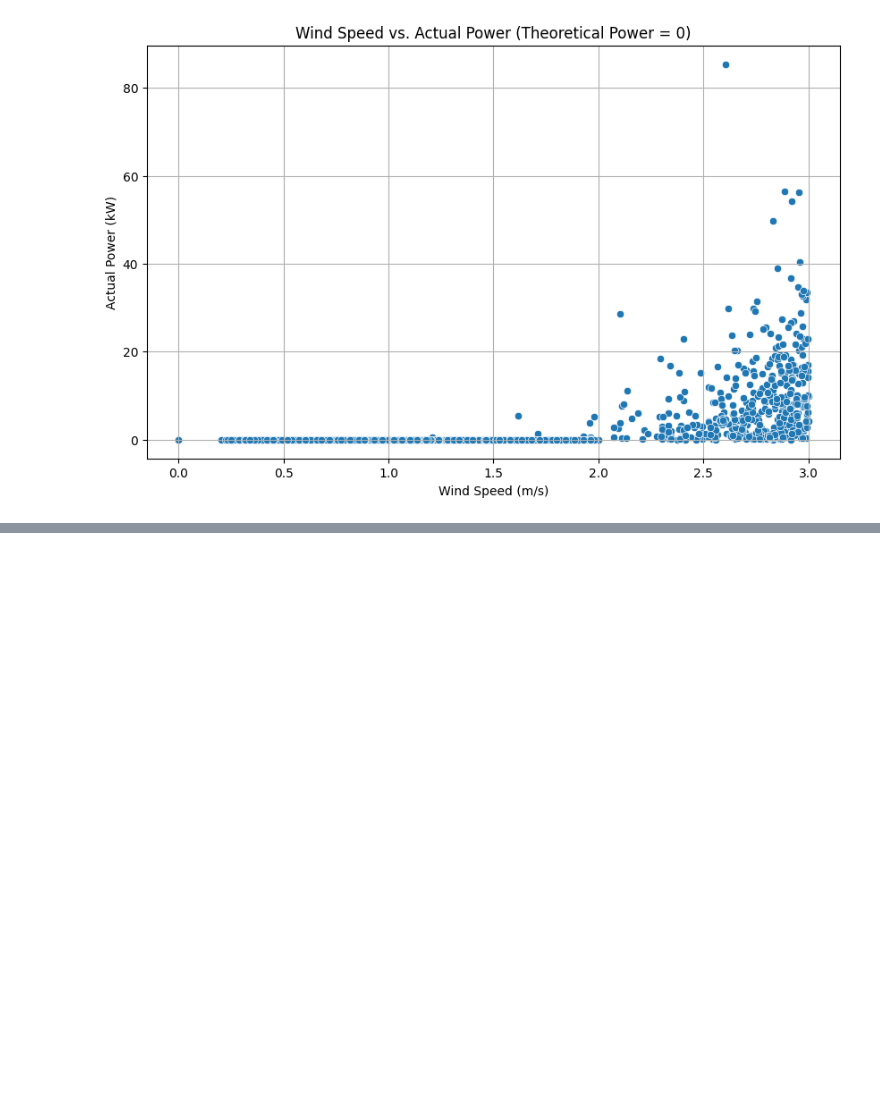
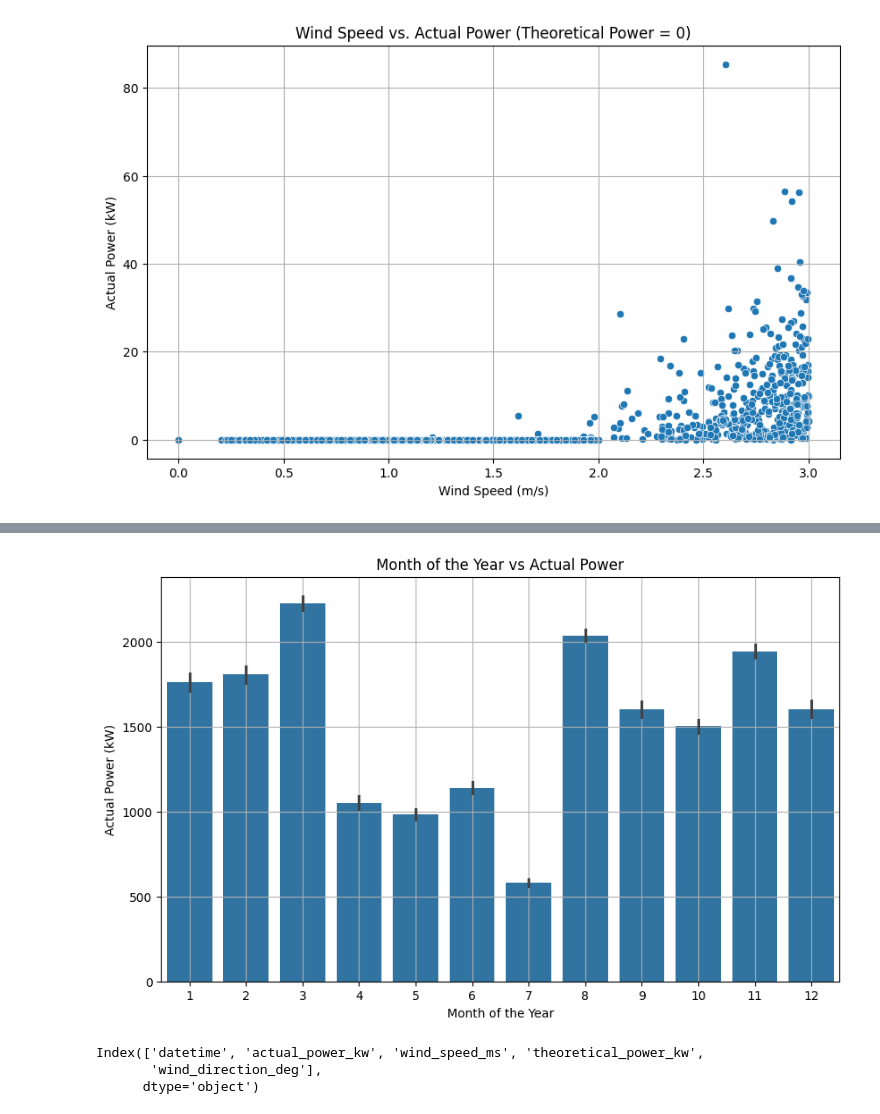
Before and after one commit to vikk456/wind-power-prediction, a Jupyter notebook: Wind_Turbine_Data_Preparation_and_Analysis.ipynb, the cells around one changed output, grey strips where cells are left out. Saved outputs shown, nothing was run; the diff lists cells and outputs as text; code cells hidden in the pictures; blank space fills up the shorter version.

```diff
--- a/Wind_Turbine_Data_Preparation_and_Analysis.ipynb
+++ b/Wind_Turbine_Data_Preparation_and_Analysis.ipynb
@@ -123,0 +165,16 @@ plt.show()
+# %%
+plt.figure(figsize = (10,6))
+sns.barplot(x=df_cleaned['datetime'].dt.month, y=df_cleaned['actual_power_kw'], estimator= np.mean)
+plt.title("Month of the Year vs Actual Power")
+plt.xlabel("Month of the Year")
+plt.ylabel("Actual Power (kW)")
+plt.grid(True)
+plt.show()
+# %% [output]
+[figure, added]
+# %%
+df.columns
+# %% [output]
+Index(['datetime', 'actual_power_kw', 'wind_speed_ms', 'theoretical_power_kw',
+       'wind_direction_deg'],
+      dtype='object')
```
Also changed, not shown: parts of 6 cells of this notebook, 1 other file.
